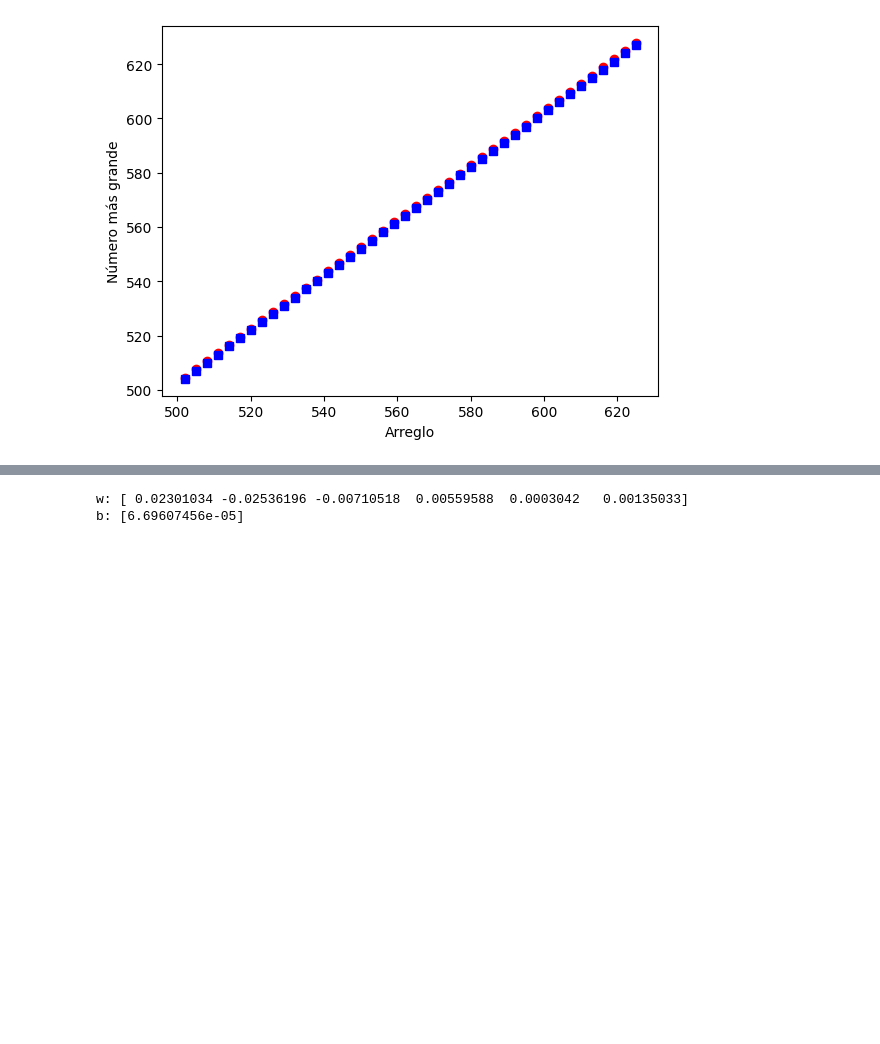
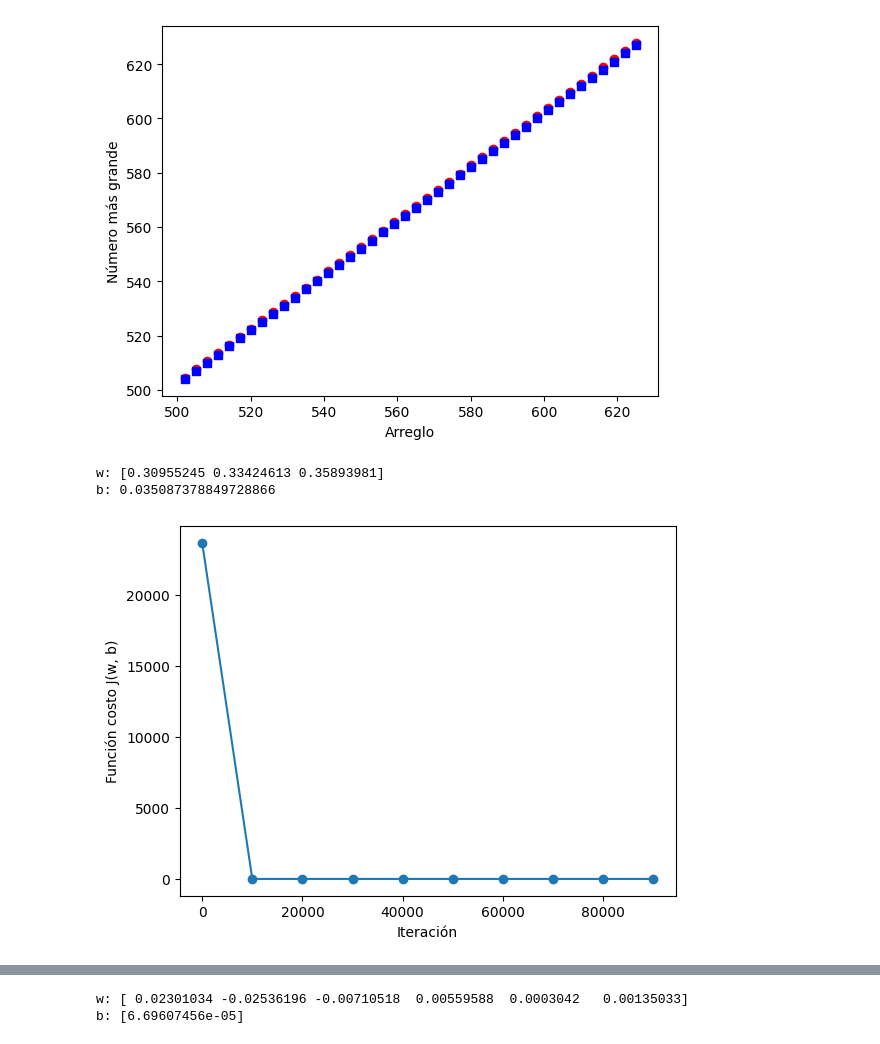
Before and after one commit to faustodavidhernandezjasso/inteligencia-artificial, a Jupyter notebook: codigos/machine_learning/linear_regression.ipynb, the cells around one changed output, grey strips where cells are left out. Saved outputs shown, nothing was run; the diff lists cells and outputs as text; code cells hidden in the pictures; blank space fills up the shorter version.

Commit message:
Updating vectorized gradient descent for linear regression.

```diff
--- a/codigos/machine_learning/linear_regression.ipynb
+++ b/codigos/machine_learning/linear_regression.ipynb
@@ -112,12 +112,8 @@ def derivative_of_w_dummy(w, X, b, Y):
 
 # Derivada parcial con respecto a w con vectorización.
 def derivative_of_w(w_init, X, b, Y):
-    # m = X.shape[0]
-    # return (1 / m) * np.dot((model(w, X, b) - Y).T, X)
     m, n = X.shape
-    w = np.zeros((n, ))
-    for i in range(n):
-        w[i] = (1 / m) * np.dot(model(w, X, b) - Y, X[:, i])
+    w = (1 / m) * np.dot(model(w_init, X, b) - Y, X)
     return w
 
 # Derivada parcial con respecto a b sin usar vectorización.
@@ -154,13 +150,13 @@ def gradient_descent(num_iter, alpha, w, X, b, Y, n):
     iterations = []
     for i in range(num_iter):
         temp_w = w - alpha * derivative_of_w(w, X, b, Y)
-        temp_b = w - alpha * derivative_of_b(w, X, b, Y)
+        temp_b = b - alpha * derivative_of_b(w, X, b, Y)
         w = temp_w
         b = temp_b
         if i % n == 0:
-            history_of_cost_function.append(cost_function_dummy(w, X, b, Y))
+            history_of_cost_function.append(cost_function(w, X, b, Y))
             iterations.append(i)
-        return (w, b, history_of_cost_function, iterations)
+    return (w, b, history_of_cost_function, iterations)
 
 # Hacemos la predicciones
 def make_predictions_dummy(X, w, b):
@@ -187,16 +183,6 @@ def plot_cost_function_against_iterations(iterations, history):
     plt.ylabel("Función costo J(w, b)")
     plt.xlabel("Iteración")
     plt.show()
-
-# print((1 / 4) * np.sum(np.dot(model(w_init, X_example, 0) - y_example, X_example)))
-# print(X_example.shape)
-# print(cost_function(w, X_example, b, y_example))
-# print(cost_function_dummy(w, X_example, b, y_example))
-# print((model(w, X_example, 0) - y_example))
-# print((model(w, X_example, 0) - y_example) * X_example)
-# print(derivative_of_w_dummy(w, X_example, b, y_example))
-# print(model(w, X_example, 0) - y_example)
-# print(X_example)
 # %%
 X_example_train = np.array([[1, 2, 3],
                       [4, 5, 6],
@@ -444,3 +430,13 @@ plot_predictions_against_actual_value(X_example_test, y_example_test,
                                       "Valor actual", "Número más grande", "Arreglo")
 # %% [output]
 [figure]
+# %%
+# Vectorización
+w, b, history, iterations = gradient_descent(100000, alpha, w_init, X_example_train, b, y_example_train, 10000)
+print("w: " + str(w)) # Pesos óptimos encontrados después del número de iteraciones.
+print("b: " + str(b)) # Bias óptimos después del número de iteraciones.
+plot_cost_function_against_iterations(iterations, history)
+# %% [output]
+w: [0.30955245 0.33424613 0.35893981]
+b: 0.035087378849728866
+[figure, added]
```
Also changed, not shown: parts of 2 cells of this notebook.
